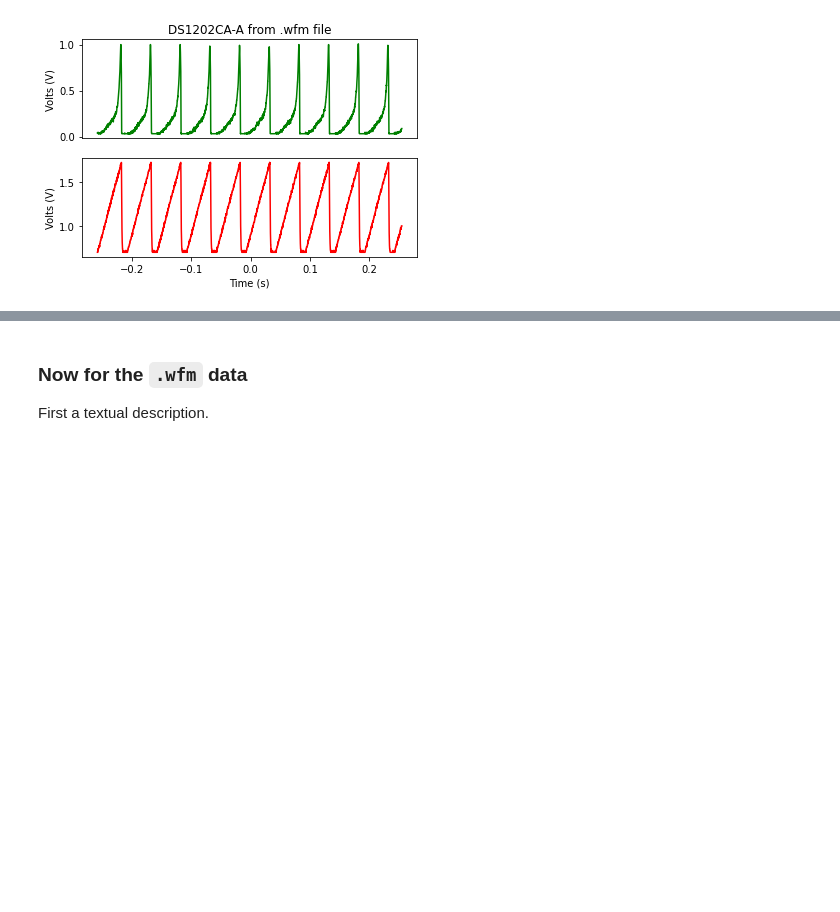
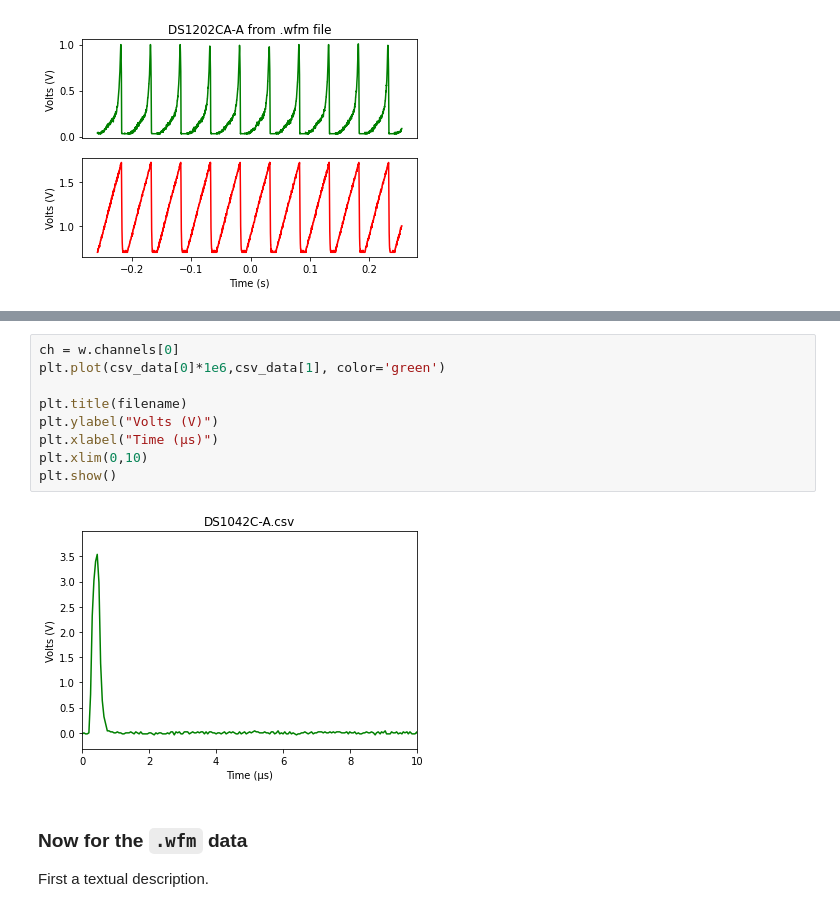
Before and after one commit to scottprahl/RigolWFM, a Jupyter notebook: docs/1-DS1000C-Waveforms.ipynb, the cells around one changed output, grey strips where cells are left out. Cells and saved outputs as stored; diff of their text form; blank space fills up the shorter version.

```diff
--- a/docs/1-DS1000C-Waveforms.ipynb
+++ b/docs/1-DS1000C-Waveforms.ipynb
@@ -92,3 +103,14 @@ Let's look at what the accompanying `.csv` data looks like.
+# %%
+ch = w.channels[0]
+plt.plot(csv_data[0]*1e6,csv_data[1], color='green')
+
+plt.title(filename)
+plt.ylabel("Volts (V)")
+plt.xlabel("Time (µs)")
+plt.xlim(0,10)
+plt.show()
+# %% [output]
+[figure, added]
 # %% [markdown]
 ### Now for the `.wfm` data
 
```
Also changed, not shown: parts of 10 cells of this notebook, 8 other files.
